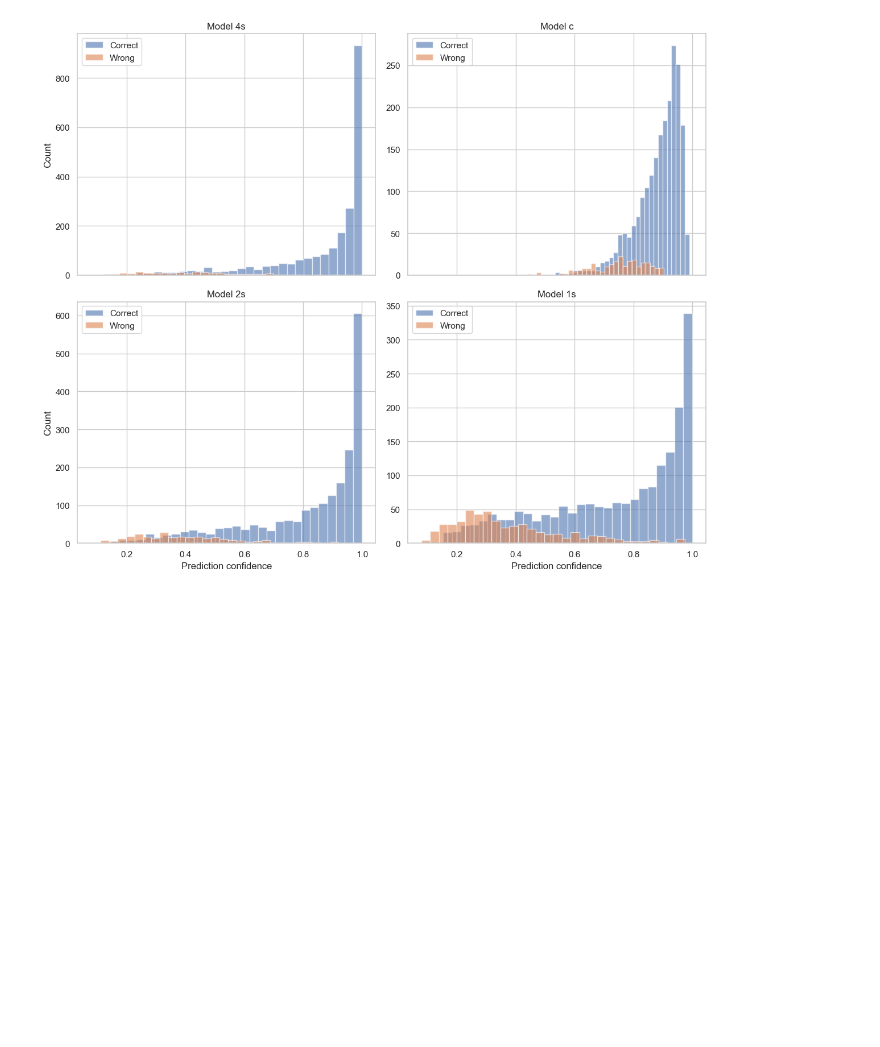
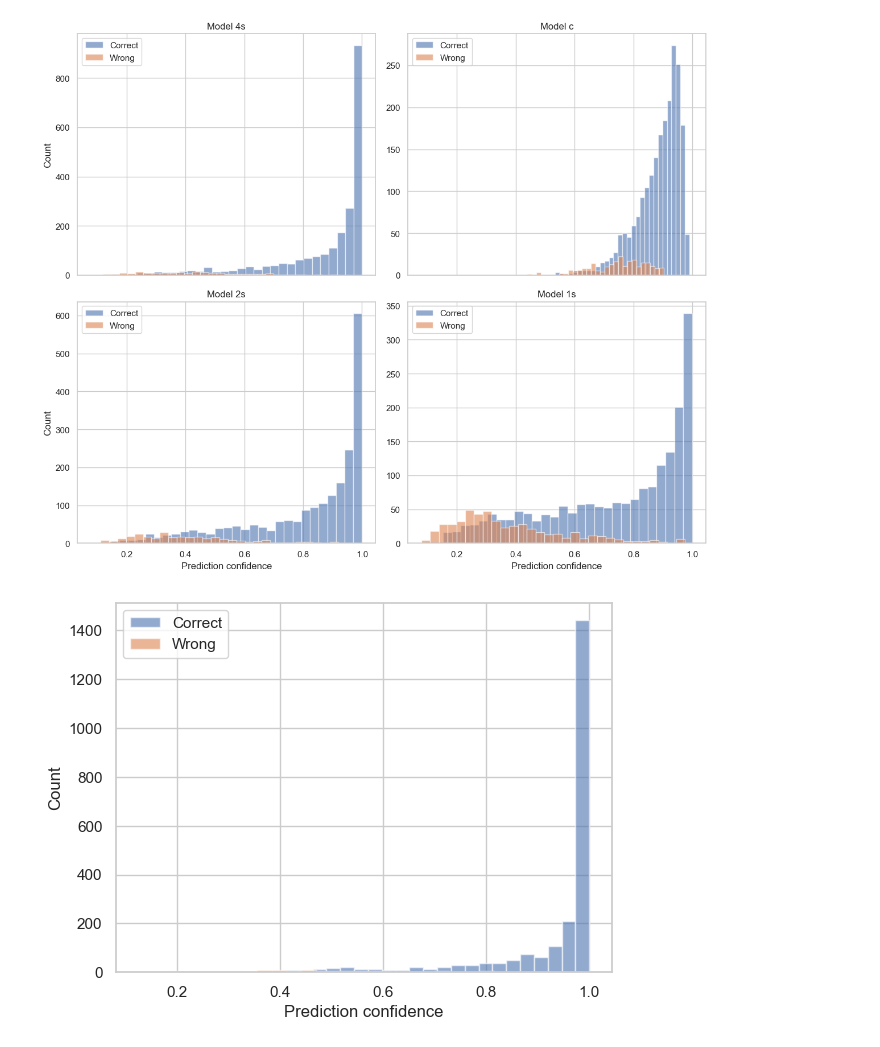
Before and after one commit to Yi-Shan-lin/Speaker-Recognition-using-ResNet-Embeddings, a Jupyter notebook: evaluations/eval_comparison.ipynb, the cells around one changed output. Saved outputs shown, nothing was run; the diff lists cells and outputs as text; code cells hidden in the pictures; blank space fills up the shorter version.

```diff
--- a/evaluations/eval_comparison.ipynb
+++ b/evaluations/eval_comparison.ipynb
@@ -71,6 +68,7 @@ data_1s = pd.read_csv("predictions_1sec.csv")
 data_2s = pd.read_csv("predictions_2sec.csv")
 data_4s = pd.read_csv("predictions_4sec.csv")
 data_c = pd.read_csv("predictions_contr.csv")
+data_base = pd.read_csv("predictions_baseline.csv")
 # %%
 labels_4s = list(data_4s["True"])
 preds_4s = list(data_4s["Pred"])
@@ -277,3 +267,7 @@ plt.tight_layout()
 plt.show()
 # %% [output]
 [figure]
+# %%
+plot_confidence_histogram(data_base)
+# %% [output]
+[figure, added]
```
Also changed, not shown: parts of 15 cells of this notebook.
